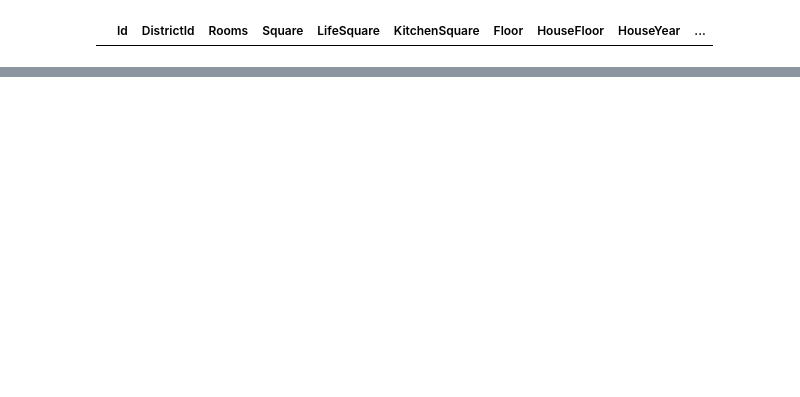
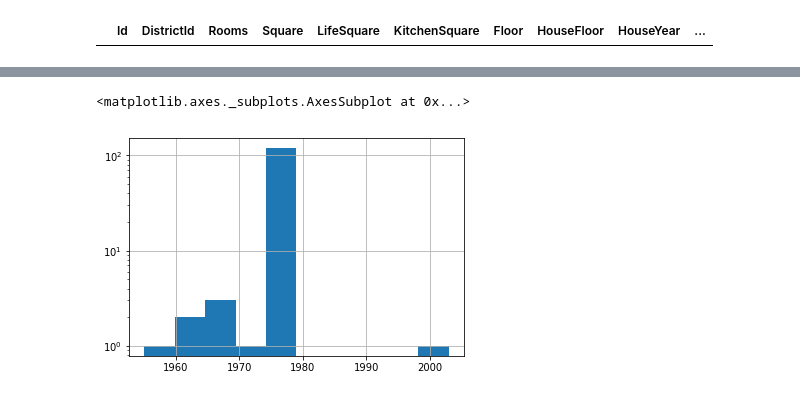
Before and after one commit to DenisLezin/GB_Python_for_DS_1, a Jupyter notebook: learn_project1.ipynb, the cells around one changed output, grey strips where cells are left out. Saved outputs shown, nothing was run; the diff lists cells and outputs as text; code cells hidden in the pictures; blank space fills up the shorter version.

Commit message:
Add files via upload
rare work with all squares

```diff
--- a/learn_project1.ipynb
+++ b/learn_project1.ipynb
@@ -96,0 +317,2 @@ data.loc[(data['HouseYear'] > 2021)]
+# %%
+data_squares = data_squares.loc[data_squares['LifeSquare'].notna(), :]
@@ -96,0 +386,8 @@ data.loc[(data['HouseYear'] > 2021)]
+# %%
+def kitchen_div(row):
+    if (row['LifeSquare'] > row['Square'] * 0.9) and (row['KitchenSquare'] >= row['Square'] * 0.5):
+        return 0
+    else:
+        return row['KitchenSquare']
+# %%
+data_squares['KitchenSquare'] = data_squares.apply(kitchen_div, axis=1)
@@ -96,0 +414,6 @@ data.loc[(data['HouseYear'] > 2021)]
+# %%
+def kitchen_div_dex(row):
+    return np.round(row['KitchenSquare'] / 10) if row['KitchenSquare'] > row['Square'] * 0.5 \
+        else row['KitchenSquare']
+
+data_squares['KitchenSquare'] = data_squares.apply(kitchen_div_dex, axis=1)
@@ -96,0 +440,5 @@ data.loc[(data['HouseYear'] > 2021)]
+# %%
+data_squares.query('KitchenSquare == 0 & HouseYear < 2005')['HouseYear'].hist(log=True)
+# %% [output]
+<matplotlib.axes._subplots.AxesSubplot at 0x...>
+[figure, added]
```
Also changed, not shown: parts of 103 cells of this notebook.
